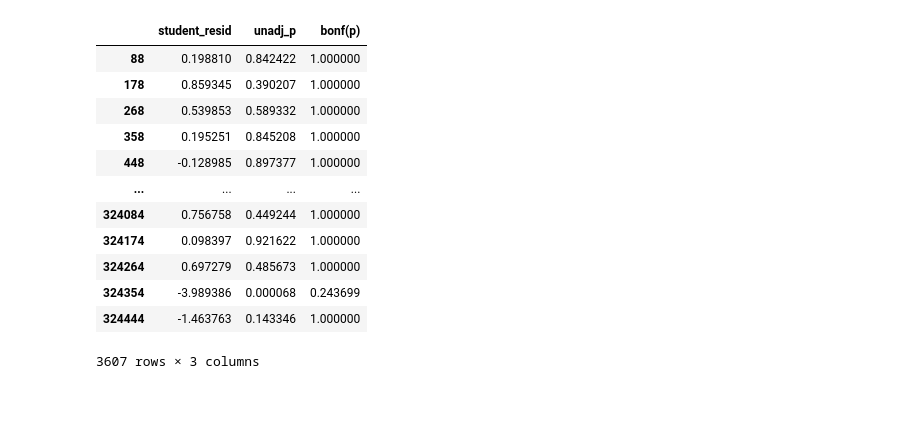
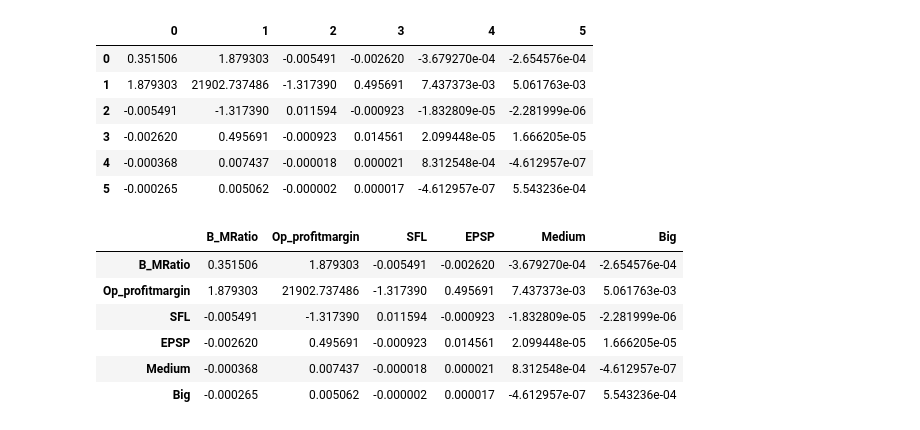
Before and after one commit to maribarram/M5_Estadistica, a Jupyter notebook: PrimeraEntrega.ipynb, the cells around one changed output. Cells and saved outputs as stored; diff of their text form; code cells hidden in the pictures; blank space fills up the shorter version.

```diff
--- a/PrimeraEntrega.ipynb
+++ b/PrimeraEntrega.ipynb
@@ -219,3 +104,0 @@ e
-# %%
-x = data[["B_MRatio","Op_profitmargin","SFL","EPSP","Medium","Big"]]
-x.cov()
@@ -546,17 +105,30 @@ Name: ri_abs, dtype: float64
-# %%
-test = result.outlier_test()
-test
-# %% [output]
-|  | student_resid | unadj_p | bonf(p) |
-| 88 | 0.198810 | 0.842422 | 1.000000 |
-| 178 | 0.859345 | 0.390207 | 1.000000 |
-| 268 | 0.539853 | 0.589332 | 1.000000 |
-| 358 | 0.195251 | 0.845208 | 1.000000 |
-| 448 | -0.128985 | 0.897377 | 1.000000 |
-| ... | ... | ... | ... |
-| 324084 | 0.756758 | 0.449244 | 1.000000 |
-| 324174 | 0.098397 | 0.921622 | 1.000000 |
-| 324264 | 0.697279 | 0.485673 | 1.000000 |
-| 324354 | -3.989386 | 0.000068 | 0.243699 |
-| 324444 | -1.463763 | 0.143346 | 1.000000 |
-3607 rows × 3 columns
+# %%
+#calculate the variance - covariance Matrix
+ones = np.ones([x.shape[0],1])
+a = np.dot(x.transpose(),ones)
+b = np.dot(a,a.transpose()) / x.shape[0]
+xp_x = np.dot(x.transpose(),x)
+c = xp_x - b
+d = 1 / (x.shape[0] - 1)
+Var_CovMat = d*c
+pd.DataFrame(Var_CovMat)
+# %% [output]
+|  | 0 | 1 | 2 | 3 | 4 | 5 |
+| 0 | 0.351506 | 1.879303 | -0.005491 | -0.002620 | -3.679270e-04 | -2.654576e-04 |
+| 1 | 1.879303 | 21902.737486 | -1.317390 | 0.495691 | 7.437373e-03 | 5.061763e-03 |
+| 2 | -0.005491 | -1.317390 | 0.011594 | -0.000923 | -1.832809e-05 | -2.281999e-06 |
+| 3 | -0.002620 | 0.495691 | -0.000923 | 0.014561 | 2.099448e-05 | 1.666205e-05 |
+| 4 | -0.000368 | 0.007437 | -0.000018 | 0.000021 | 8.312548e-04 | -4.612957e-07 |
+| 5 | -0.000265 | 0.005062 | -0.000002 | 0.000017 | -4.612957e-07 | 5.543236e-04 |
+# %%
+# Using the function .cov to check if the last result is correct
+x = dataSTL[["B_MRatio","Op_profitmargin","SFL","EPSP","Medium","Big"]]
+x.cov()
+# %% [output]
+|  | B_MRatio | Op_profitmargin | SFL | EPSP | Medium | Big |
+| B_MRatio | 0.351506 | 1.879303 | -0.005491 | -0.002620 | -3.679270e-04 | -2.654576e-04 |
+| Op_profitmargin | 1.879303 | 21902.737486 | -1.317390 | 0.495691 | 7.437373e-03 | 5.061763e-03 |
+| SFL | -0.005491 | -1.317390 | 0.011594 | -0.000923 | -1.832809e-05 | -2.281999e-06 |
+| EPSP | -0.002620 | 0.495691 | -0.000923 | 0.014561 | 2.099448e-05 | 1.666205e-05 |
+| Medium | -0.000368 | 0.007437 | -0.000018 | 0.000021 | 8.312548e-04 | -4.612957e-07 |
+| Big | -0.000265 | 0.005062 | -0.000002 | 0.000017 | -4.612957e-07 | 5.543236e-04 |
```
Also changed, not shown: parts of 77 cells of this notebook.
